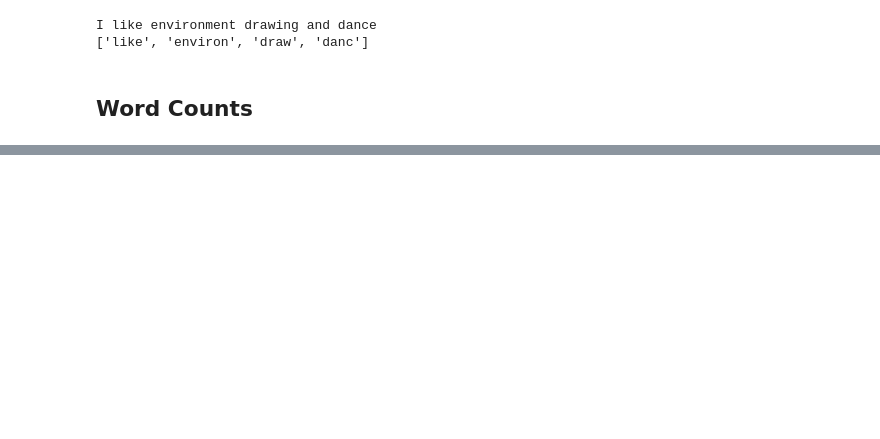
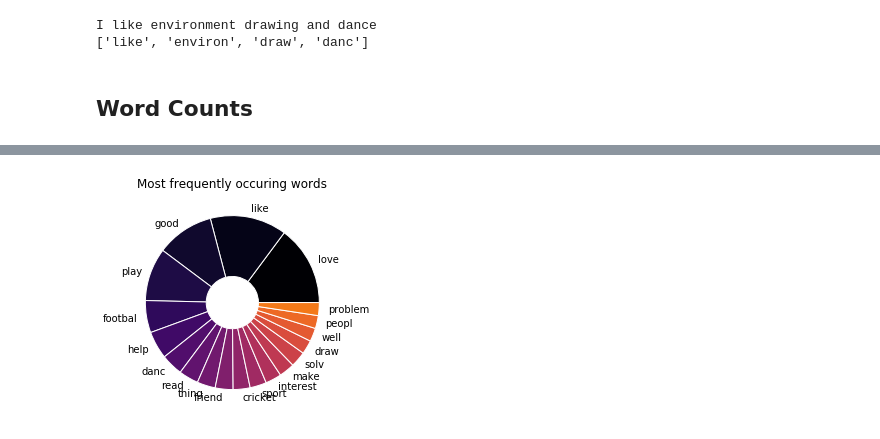
Before and after one commit to RBDataTeam/Expectations, a Jupyter notebook: analysis.ipynb, the cells around one changed output, grey strips where cells are left out. Cells and saved outputs as stored; diff of their text form; code cells hidden in the pictures; blank space fills up the shorter version.

```diff
--- a/analysis.ipynb
+++ b/analysis.ipynb
@@ -291,0 +156,38 @@ Name: 10_One Interesting thing about yourself, Length: 1131, dtype: object
+# %%
+import random
+def plot_words_donut(vals,title,ax,colormap="inferno"):
+    size = 0.7
+    cmap = plt.get_cmap(colormap)
+    outer_colors = cmap(np.arange(len(vals))*10)
+    ax.pie(vals, labels=vals.index, radius=1,colors=outer_colors,
+           wedgeprops=dict(width=size, edgecolor='w'))
+    ax.set(aspect="equal")
+    ax.set_title(title,y=1)
+
+def plot_words_stacked(wordfreq, ycategories, title,ax,wordcolors,thresh):
+    # ranks [
+    #   { label:['hello','love','loe','love','lve',], vals: [ 23, 45, 13, 451] },
+    #   { label:['like','ho','o','lo','hello'], vals: [ 41, 95, 10, 201] },
+    #   ...
+    # ]
+    height = 0.8
+    prev = np.zeros(len(wordfreq[0]['vals']))
+    ypos = np.arange(len(ycategories))
+
+    handles = list(map( lambda w:mpatches.Patch(color=wordcolors[w], label=w), wordcolors.keys() ))
+
+    for word in wordfreq:
+        ax1 = ax.barh(ypos, word['vals'],height=height,left=prev,color=word['color'])
+
+        for r,pr,lbl,val in zip(ax1,prev,word['label'],word['vals']):
+            if val!=0:
+                w = r.get_width()
+                if w>thresh:
+                    ax.text(pr+w/2,r.get_y()+r.get_height()/2, lbl, ha="center", va="center", color="black")
+
+        prev += word['vals']
+    #ax.set(aspect="equal")
+    ax.set_yticks(np.arange(len(ycategories)))
+    ax.set_yticklabels(ycategories)
+    ax.set_title(title,y=1)
+    ax.legend(handles=handles)
@@ -291,0 +212,6 @@ Name: 10_One Interesting thing about yourself, Length: 1131, dtype: object
+# %%
+fig,ax = plt.subplots()
+plot_words_donut(series[1:20], 'Most frequently occuring words',ax)
+plt.show()
+# %% [output]
+[figure, added]
```
Also changed, not shown: parts of 34 cells of this notebook.
